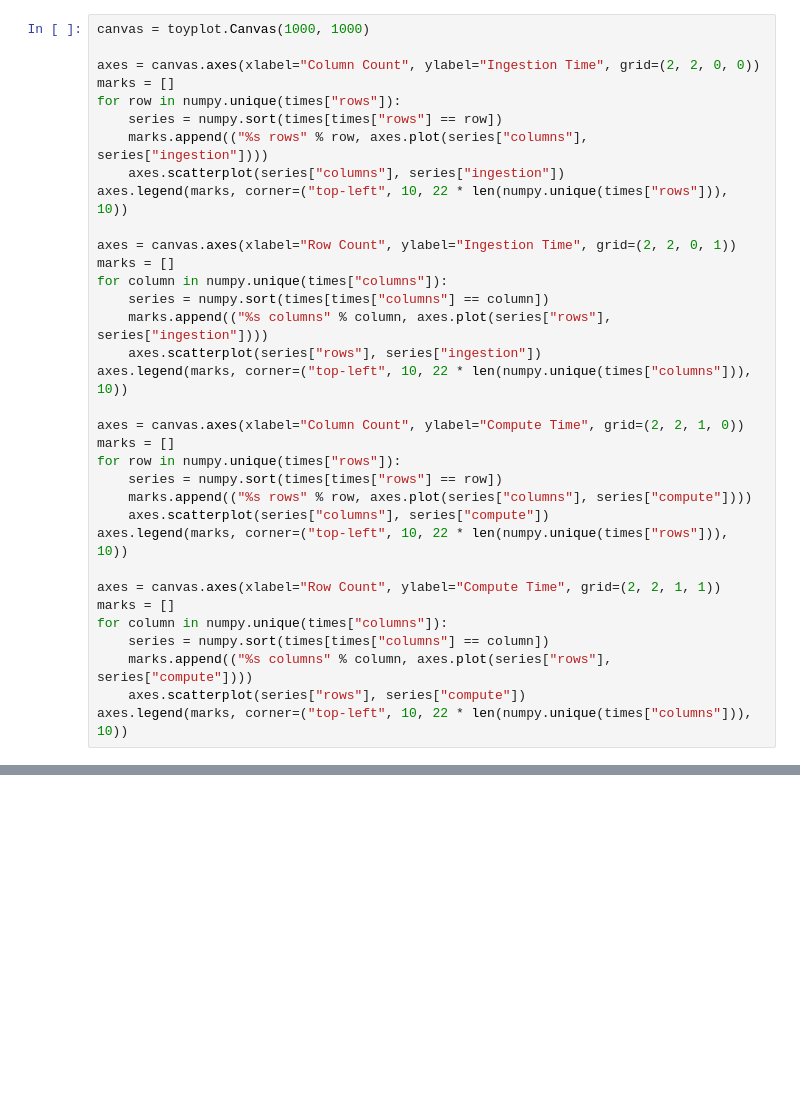
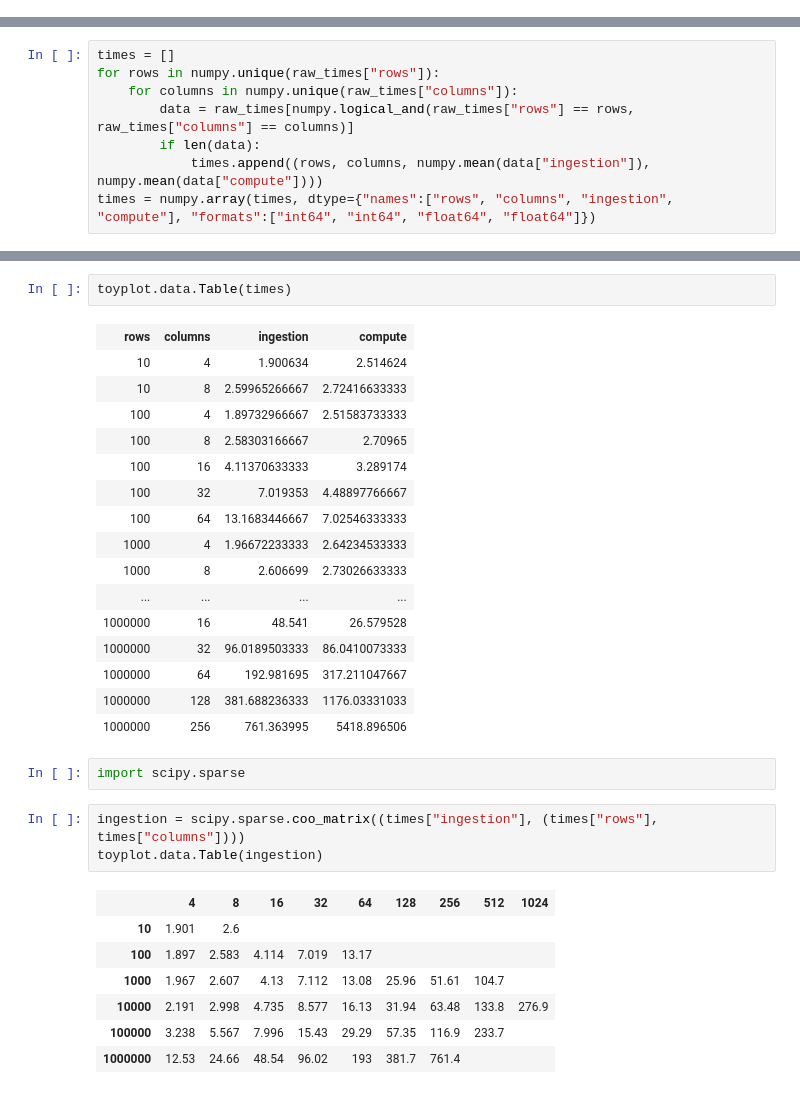
Before and after one commit to sandialabs/slycat, a Jupyter notebook: design/cca-performance-analyze.ipynb, the cells around one changed output, grey strips where cells are left out. Saved outputs shown, nothing was run; the diff lists cells and outputs as text; blank space fills up the shorter version.

```diff
--- a/design/cca-performance-analyze.ipynb
+++ b/design/cca-performance-analyze.ipynb
@@ -7,34 +6,0 @@ times = pickle.load(open("cca-performance.pickle", "r"))
-# %%
-canvas = toyplot.Canvas(1000, 1000)
-
-axes = canvas.axes(xlabel="Column Count", ylabel="Ingestion Time", grid=(2, 2, 0, 0))
-marks = []
-for row in numpy.unique(times["rows"]):
-    series = numpy.sort(times[times["rows"] == row])
-    marks.append(("%s rows" % row, axes.plot(series["columns"], series["ingestion"])))
-    axes.scatterplot(series["columns"], series["ingestion"])
-axes.legend(marks, corner=("top-left", 10, 22 * len(numpy.unique(times["rows"])), 10))
-
-axes = canvas.axes(xlabel="Row Count", ylabel="Ingestion Time", grid=(2, 2, 0, 1))
-marks = []
-for column in numpy.unique(times["columns"]):
-    series = numpy.sort(times[times["columns"] == column])
-    marks.append(("%s columns" % column, axes.plot(series["rows"], series["ingestion"])))
-    axes.scatterplot(series["rows"], series["ingestion"])
-axes.legend(marks, corner=("top-left", 10, 22 * len(numpy.unique(times["columns"])), 10))
-
-axes = canvas.axes(xlabel="Column Count", ylabel="Compute Time", grid=(2, 2, 1, 0))
-marks = []
-for row in numpy.unique(times["rows"]):
-    series = numpy.sort(times[times["rows"] == row])
-    marks.append(("%s rows" % row, axes.plot(series["columns"], series["compute"])))
-    axes.scatterplot(series["columns"], series["compute"])
-axes.legend(marks, corner=("top-left", 10, 22 * len(numpy.unique(times["rows"])), 10))
-
-axes = canvas.axes(xlabel="Row Count", ylabel="Compute Time", grid=(2, 2, 1, 1))
-marks = []
-for column in numpy.unique(times["columns"]):
-    series = numpy.sort(times[times["columns"] == column])
-    marks.append(("%s columns" % column, axes.plot(series["rows"], series["compute"])))
-    axes.scatterplot(series["rows"], series["compute"])
-axes.legend(marks, corner=("top-left", 10, 22 * len(numpy.unique(times["columns"])), 10))
@@ -43,0 +7,8 @@ axes.legend(marks, corner=("top-left", 10, 22 * len(numpy.unique(times["columns"
+# %%
+times = []
+for rows in numpy.unique(raw_times["rows"]):
+    for columns in numpy.unique(raw_times["columns"]):
+        data = raw_times[numpy.logical_and(raw_times["rows"] == rows, raw_times["columns"] == columns)]
+        if len(data):
+            times.append((rows, columns, numpy.mean(data["ingestion"]), numpy.mean(data["compute"])))
+times = numpy.array(times, dtype={"names":["rows", "columns", "ingestion", "compute"], "formats":["int64", "int64", "float64", "float64"]})
@@ -43,0 +54,32 @@ axes.legend(marks, corner=("top-left", 10, 22 * len(numpy.unique(times["columns"
+# %%
+toyplot.data.Table(times)
+# %% [output]
+| rows | columns | ingestion | compute |
+| 10 | 4 | 1.900634 | 2.514624 |
+| 10 | 8 | 2.59965266667 | 2.72416633333 |
+| 100 | 4 | 1.89732966667 | 2.51583733333 |
+| 100 | 8 | 2.58303166667 | 2.70965 |
+| 100 | 16 | 4.11370633333 | 3.289174 |
+| 100 | 32 | 7.019353 | 4.48897766667 |
+| 100 | 64 | 13.1683446667 | 7.02546333333 |
+| 1000 | 4 | 1.96672233333 | 2.64234533333 |
+| 1000 | 8 | 2.606699 | 2.73026633333 |
+| ... | ... | ... | ... |
+| 1000000 | 16 | 48.541 | 26.579528 |
+| 1000000 | 32 | 96.0189503333 | 86.0410073333 |
+| 1000000 | 64 | 192.981695 | 317.211047667 |
+| 1000000 | 128 | 381.688236333 | 1176.03331033 |
+| 1000000 | 256 | 761.363995 | 5418.896506 |
+# %%
+import scipy.sparse
+# %%
+ingestion = scipy.sparse.coo_matrix((times["ingestion"], (times["rows"], times["columns"])))
+toyplot.data.Table(ingestion)
+# %% [output]
+|  | 4 | 8 | 16 | 32 | 64 | 128 | 256 | 512 | 1024 |
+| 10 | 1.901 | 2.6 |  |  |  |  |  |  |  |
+| 100 | 1.897 | 2.583 | 4.114 | 7.019 | 13.17 |  |  |  |  |
+| 1000 | 1.967 | 2.607 | 4.13 | 7.112 | 13.08 | 25.96 | 51.61 | 104.7 |  |
+| 10000 | 2.191 | 2.998 | 4.735 | 8.577 | 16.13 | 31.94 | 63.48 | 133.8 | 276.9 |
+| 100000 | 3.238 | 5.567 | 7.996 | 15.43 | 29.29 | 57.35 | 116.9 | 233.7 |  |
+| 1000000 | 12.53 | 24.66 | 48.54 | 96.02 | 193 | 381.7 | 761.4 |  |  |
```
Also changed, not shown: parts of 7 cells of this notebook, 2 other files.
